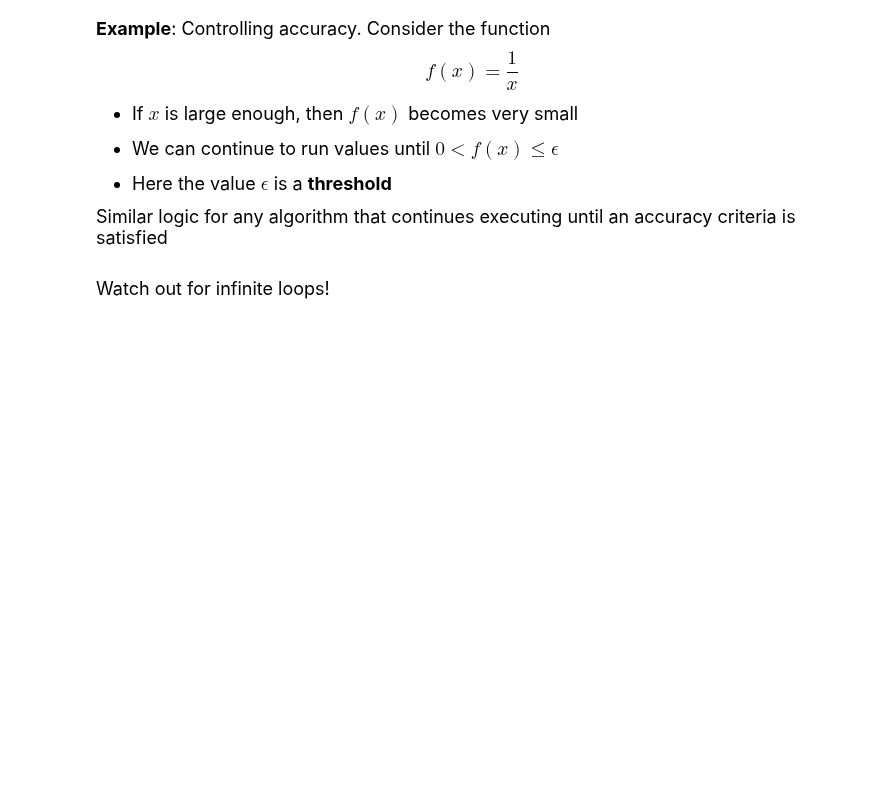
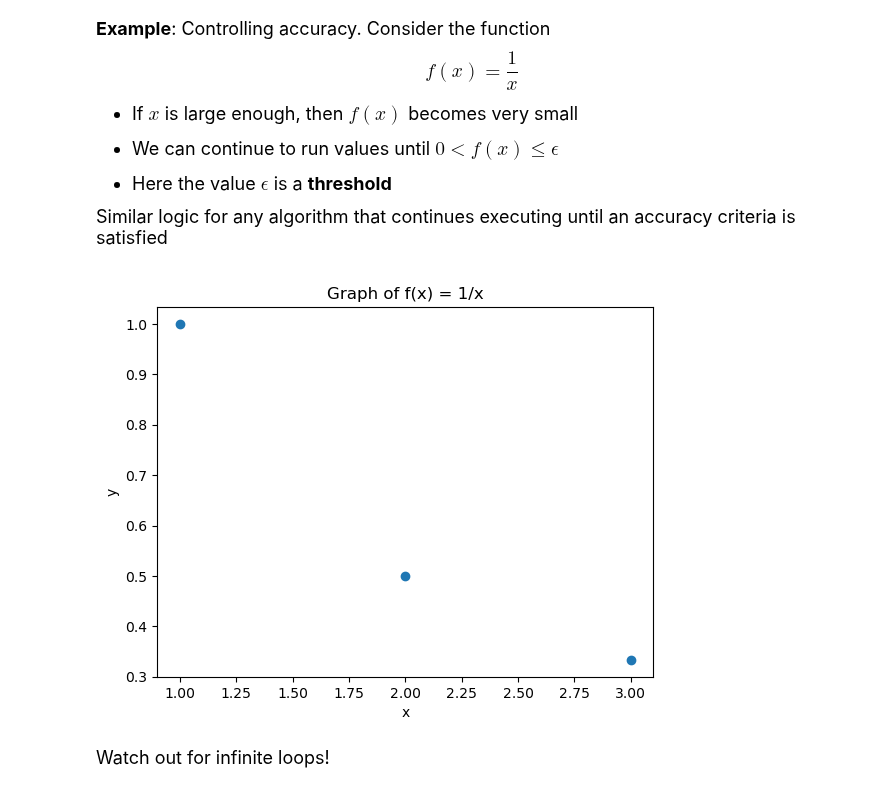
Before and after one commit to William-ts7/datasci185fall2026, a Jupyter notebook: Lecture_07_Loops/Lecture7 copy.ipynb, the cells around one changed output. Saved outputs shown, nothing was run; the diff lists cells and outputs as text; code cells hidden in the pictures; blank space fills up the shorter version.

```diff
--- a/Lecture_07_Loops/Lecture7 copy.ipynb
+++ b/Lecture_07_Loops/Lecture7 copy.ipynb
@@ -306,23 +383,26 @@ Similar logic for any algorithm that continues executing until an accuracy crite
 # %%
 # Specify a threshold level
 
 eps = 0.025
+eps = 0.25
 
 x_list = []
 y_list = []
 
 
 x = 1
 while 1/x > eps:
     x_list.append(x)
     y_list.append(1/x)
     x = x + 1
 
 plt.scatter(x = x_list, y = y_list)
 plt.title("Graph of f(x) = 1/x")
 plt.xlabel('x')
 plt.ylabel("y")
 plt.show()
+# %% [output]
+[figure, added]
 # %%
 # This code loops over the list of players
 # and stops once 2 tennis players are found
```
Also changed, not shown: parts of 23 cells of this notebook, 6 other files.
